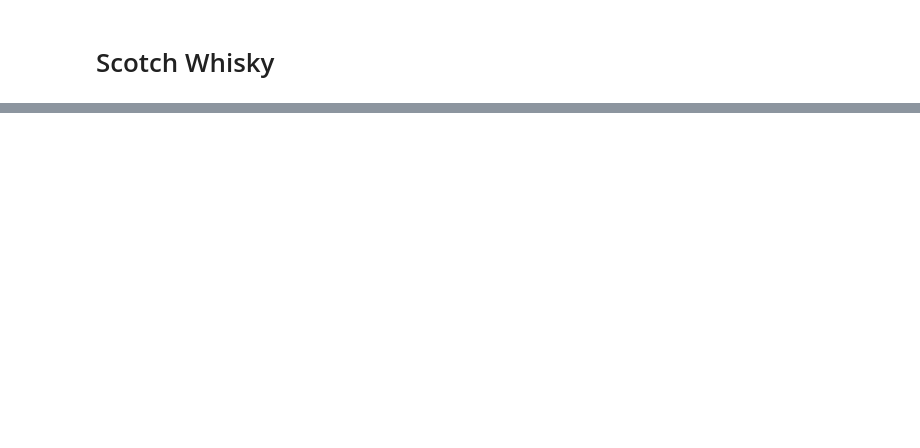
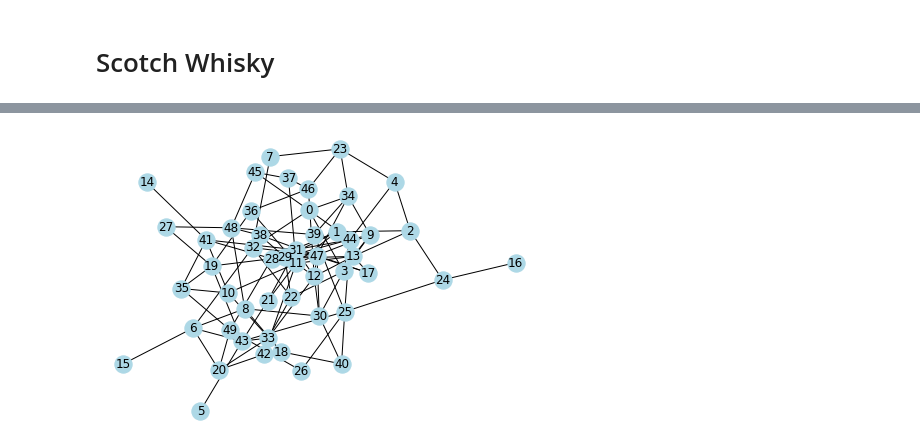
Before and after one commit to DermYoung/edx_HarvardX_Using_Python_for_Research, a Jupyter notebook: Case_Studies.ipynb, the cells around one changed output, grey strips where cells are left out. Saved outputs shown, nothing was run; the diff lists cells and outputs as text; code cells hidden in the pictures; blank space fills up the shorter version.

```diff
--- a/Case_Studies.ipynb
+++ b/Case_Studies.ipynb
@@ -180,0 +306,20 @@ whisky = pd.read_csv("whis")
+# %%
+# manual
+from scipy.stats import bernoulli
+import networkx as nx
+
+bernoulli.rvs(p=0.2)
+
+def er_graph(N,p):
+    """Generate an ER Graph"""
+    G = nx.Graph()
+    G.add_nodes_from(range(N))
+    for node1 in G.nodes():
+        for node2 in G.nodes():
+            if node1 < node2 and bernoulli.rvs(p=p) == True:
+                G.add_edge(node1,node2)
+    return G
+# %%
+nx.draw(er_graph(50,0.08),with_labels=True,node_color="lightblue");
+# %% [output]
+[figure, added]
```
Also changed, not shown: parts of 30 cells of this notebook, 18 other files.
